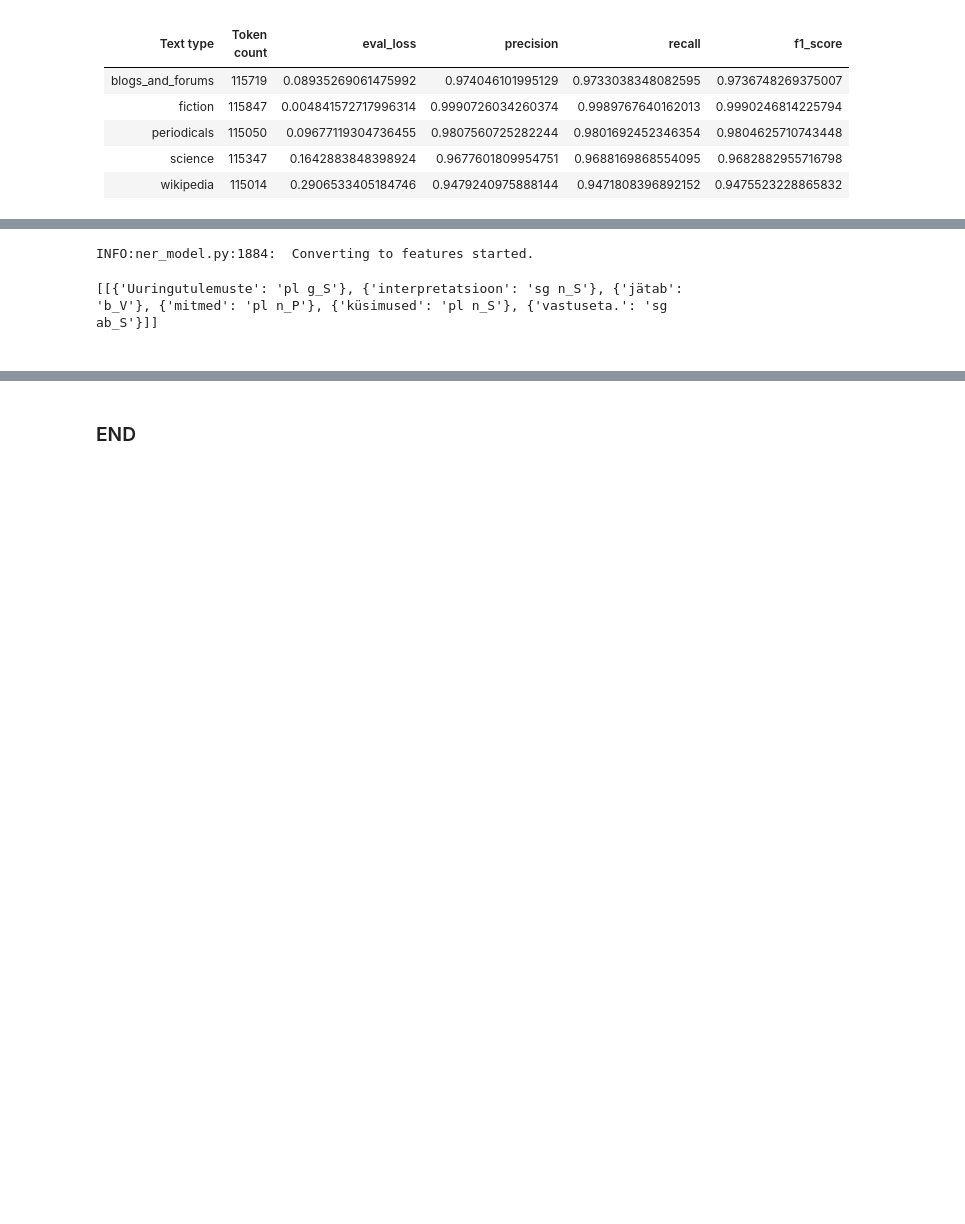
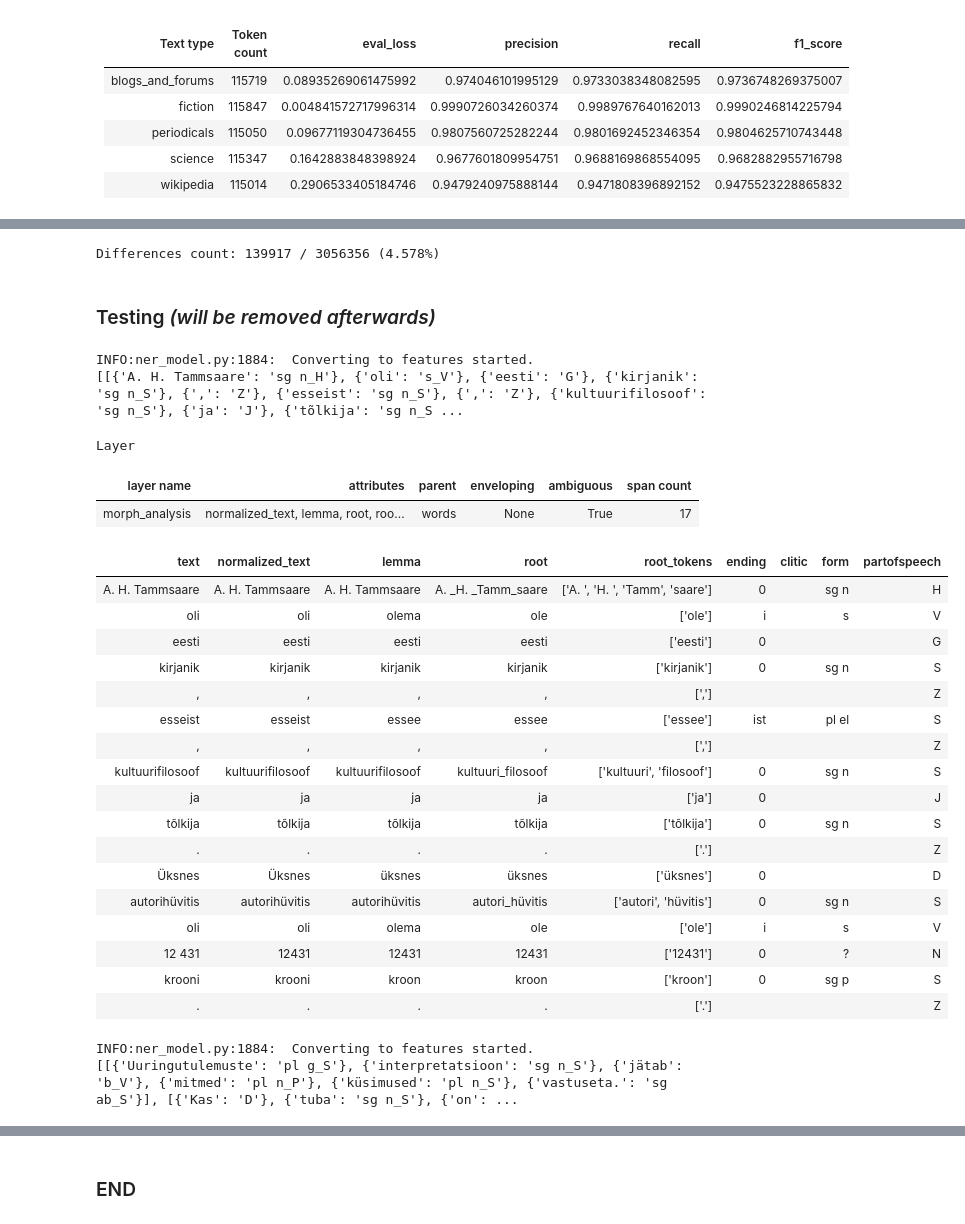
Before and after one commit to estnltk/estnltk-model-training, a Jupyter notebook: morph_tagging/finetune_bert_morph_tagger.ipynb, the cells around one changed output, grey strips where cells are left out. Saved outputs shown, nothing was run; the diff lists cells and outputs as text; code cells hidden in the pictures; blank space fills up the shorter version.

Commit message:
Added: predicted tags to about 1/3 of unused data

```diff
--- a/morph_tagging/finetune_bert_morph_tagger.ipynb
+++ b/morph_tagging/finetune_bert_morph_tagger.ipynb
@@ -926,0 +1301,10 @@ Tooken: </s>
+# %%
+print(f"Differences count: {len(label_differences)} / {len(updated_comparison_data)} ({round(len(label_differences) / len(updated_comparison_data) * 100, 3)}%)")
+# %% [output]
+Differences count: 139917 / 3056356 (4.578%)
+# %% [markdown]
+### Testing *(will be removed afterwards)*
+# %%
+test_text = estnltk.Text("A. H. Tammsaare oli eesti kirjanik, esseist, kultuurifilosoof ja tõlkija. Üksnes autorihüvitis oli 12 431 krooni.")
+test_text.tag_layer("morph_analysis")
+test_text.morph_analysis;
@@ -927,11 +1313,41 @@ Tooken: </s>
+# %%
+# Predict tags
+predictions, raw_outputs = model.predict(sentences, split_on_space=False)
+
+# Output of predictions
+print(predictions)
+# %% [output]
+INFO:ner_model.py:1884:  Converting to features started.
+[[{'A. H. Tammsaare': 'sg n_H'}, {'oli': 's_V'}, {'eesti': 'G'}, {'kirjanik': 'sg n_S'}, {',': 'Z'}, {'esseist': 'sg n_S'}, {',': 'Z'}, {'kultuurifilosoof': 'sg n_S'}, {'ja': 'J'}, {'tõlkija': 'sg n_S ...
+# %%
+display(test_text.morph_analysis)
+# %% [output]
+Layer
+| layer name | attributes | parent | enveloping | ambiguous | span count |
+| morph_analysis | normalized_text, lemma, root, roo... | words | None | True | 17 |
+| text | normalized_text | lemma | root | root_tokens | ending | clitic | form | partofspeech |
+| A. H. Tammsaare | A. H. Tammsaare | A. H. Tammsaare | A. _H. _Tamm_saare | ['A. ', 'H. ', 'Tamm', 'saare'] | 0 |  | sg n | H |
+| oli | oli | olema | ole | ['ole'] | i |  | s | V |
+| eesti | eesti | eesti | eesti | ['eesti'] | 0 |  |  | G |
+| kirjanik | kirjanik | kirjanik | kirjanik | ['kirjanik'] | 0 |  | sg n | S |
+| , | , | , | , | [','] |  |  |  | Z |
+| esseist | esseist | essee | essee | ['essee'] | ist |  | pl el | S |
+| , | , | , | , | [','] |  |  |  | Z |
+| kultuurifilosoof | kultuurifilosoof | kultuurifilosoof | kultuuri_filosoof | ['kultuuri', 'filosoof'] | 0 |  | sg n | S |
+| ja | ja | ja | ja | ['ja'] | 0 |  |  | J |
+| tõlkija | tõlkija | tõlkija | tõlkija | ['tõlkija'] | 0 |  | sg n | S |
+| . | . | . | . | ['.'] |  |  |  | Z |
+| Üksnes | Üksnes | üksnes | üksnes | ['üksnes'] | 0 |  |  | D |
+| autorihüvitis | autorihüvitis | autorihüvitis | autori_hüvitis | ['autori', 'hüvitis'] | 0 |  | sg n | S |
+| oli | oli | olema | ole | ['ole'] | i |  | s | V |
+| 12 431 | 12431 | 12431 | 12431 | ['12431'] | 0 |  | ? | N |
+| krooni | krooni | kroon | kroon | ['kroon'] | 0 |  | sg p | S |
+| . | . | . | . | ['.'] |  |  |  | Z |
 # %%
-# Make predictions with the model
-predictions, raw_outputs = model.predict(["Uuringutulemuste interpretatsioon jätab mitmed küsimused vastuseta."])
+predictions, raw_outputs = model.predict(["Uuringutulemuste interpretatsioon jätab mitmed küsimused vastuseta.", "Kas tuba on soe või külm?"])
 
-# Output the predictions
+# Output of predictions
 print(predictions)
 # %% [output]
 INFO:ner_model.py:1884:  Converting to features started.
+[[{'Uuringutulemuste': 'pl g_S'}, {'interpretatsioon': 'sg n_S'}, {'jätab': 'b_V'}, {'mitmed': 'pl n_P'}, {'küsimused': 'pl n_S'}, {'vastuseta.': 'sg ab_S'}], [{'Kas': 'D'}, {'tuba': 'sg n_S'}, {'on': ...
-[[{'Uuringutulemuste': 'pl g_S'}, {'interpretatsioon': 'sg n_S'}, {'jätab': 'b_V'}, {'mitmed': 'pl n_P'}, {'küsimused': 'pl n_S'}, {'vastuseta.': 'sg ab_S'}]]
-# %% [markdown]
-<a id='eesti_ud_edt'></a>
```
Also changed, not shown: parts of 115 cells of this notebook, 1 other file.
